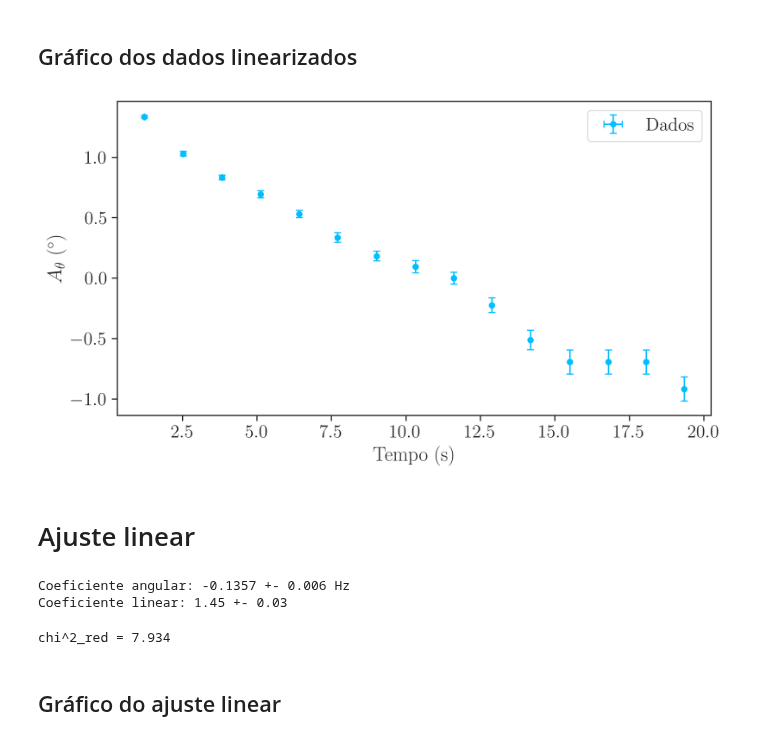
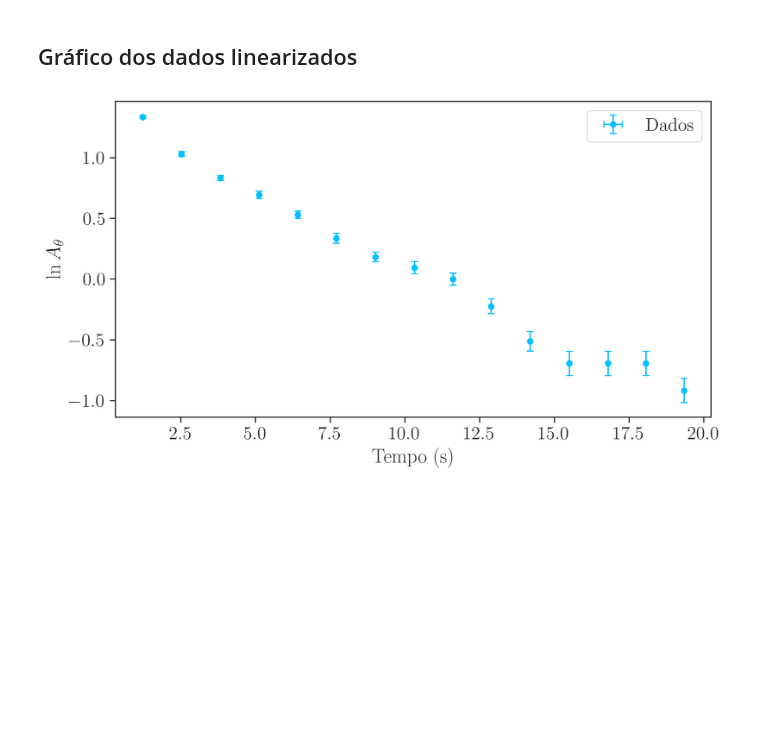
Before and after one commit to viniciusrocca/College_Codes, a Jupyter notebook: Lab1/Lab_PenduloFisicoAmortecido.ipynb, the cells around one changed output. Drawn from its saved outputs; the diff is of its cells as text; code cells hidden in the pictures; blank space fills up the shorter version.

```diff
--- a/Lab1/Lab_PenduloFisicoAmortecido.ipynb
+++ b/Lab1/Lab_PenduloFisicoAmortecido.ipynb
@@ -115,46 +115,14 @@ sigma_ln_amp: [0.01, 0.02, 0.02, 0.03, 0.03, 0.04, 0.04, 0.05, 0.05, 0.06, 0.08,
 # %%
 plt.figure(figsize = [9.2,4.9], dpi = 300)
 plt.errorbar(tempo[peaks], ln_amp,sigma_ln_amp ,5e-5, 'o',ms = 4.5, capsize=3, color = 'deepskyblue', label = r'Dados')
 #Visualização dos picos
 #plt.scatter(tempo_5_345[peaks], angulo_5_345[peaks], color = 'red')
 
 
-plt.ylabel(r'$A_\theta \ ({}^\circ)$')
+plt.ylabel(r'$\ln{A_{\theta}}$')
 plt.xlabel('Tempo (s)')
 
 plt.legend()
 plt.show()
 # %% [output]
-[figure, old version]
+[figure, new version]
-# %% [markdown]
-# Ajuste linear
-# %%
-fitpars, cov_pars = np.polyfit(tempo[peaks],ln_amp,1,w=np.power(sigma_ln_amp,-1),cov='True')
-#print(fitpars, cov_pars)
-
-coef_angular = fitpars[0]
-coef_linear = fitpars[1]
-sigma_angular = np.sqrt(cov_pars[0][0])
-sigma_linear = np.sqrt(cov_pars[1][1])
-
-sigma_angular = float('{:g}'.format(float('{:.1g}'.format(sigma_angular))))
-sigma_linear = float('{:g}'.format(float('{:.1g}'.format(sigma_linear))))
-
-
-print('Coeficiente angular: %.4f +- %.3f Hz' % (coef_angular ,sigma_angular))
-print('Coeficiente linear: %.2f +- %.2f' %(coef_linear,sigma_linear))
-# %% [output]
-Coeficiente angular: -0.1357 +- 0.006 Hz
-Coeficiente linear: 1.45 +- 0.03
-# %%
-#Calulando chi^2_red
-yhat = np.polyval(fitpars, tempo[peaks])
-chi_squared = np.sum(((yhat - ln_amp)/sigma_ln_amp) ** 2)
-chi2_red = chi_squared/(len(ln_amp)-2)
-
-#Imprimindo o resultado
-print("chi^2_red = %.3f" % chi2_red)
-# %% [output]
-chi^2_red = 7.934
-# %% [markdown]
-## Gráfico do ajuste linear
```
Also changed, not shown: parts of 8 cells of this notebook.
